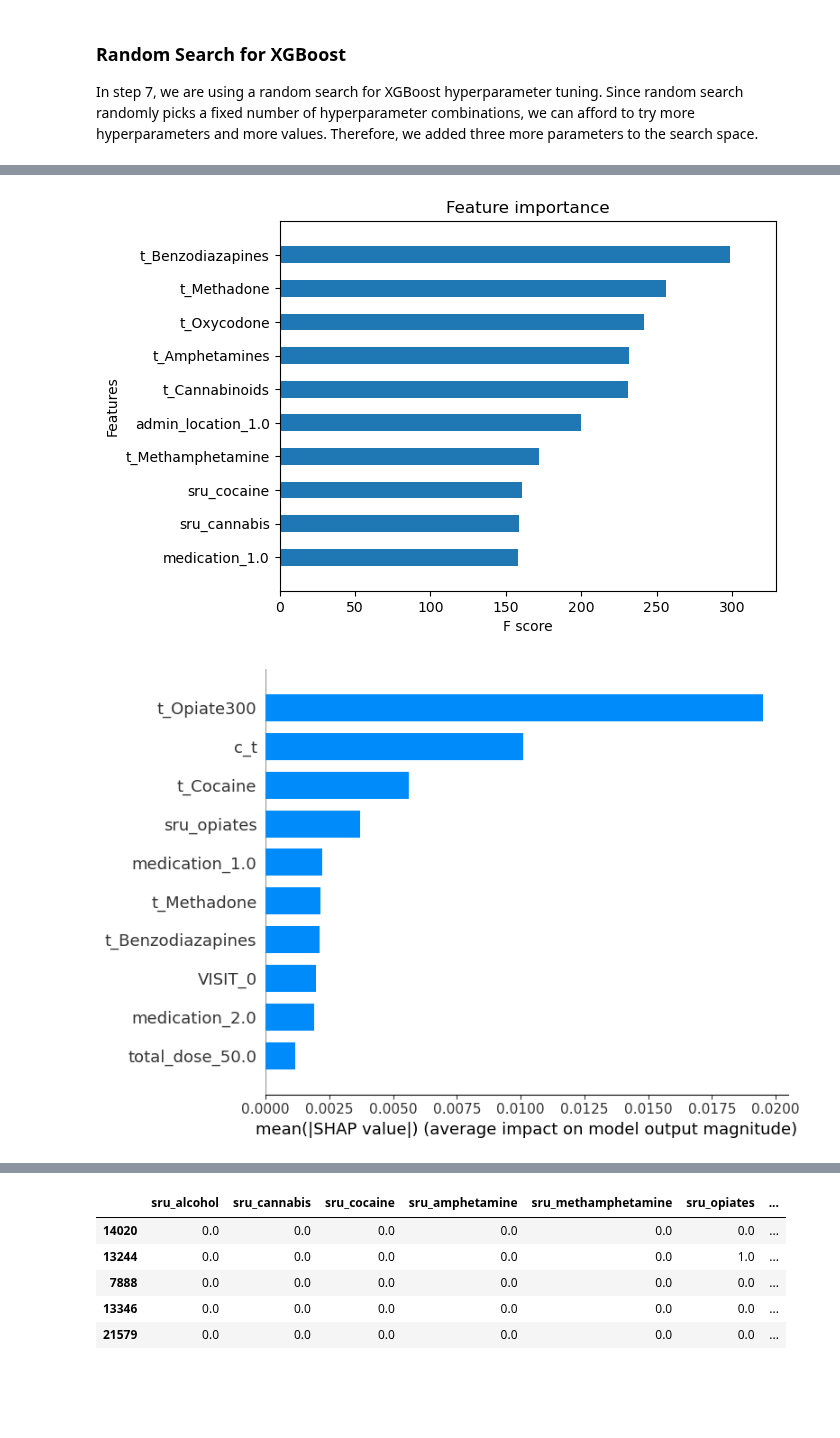
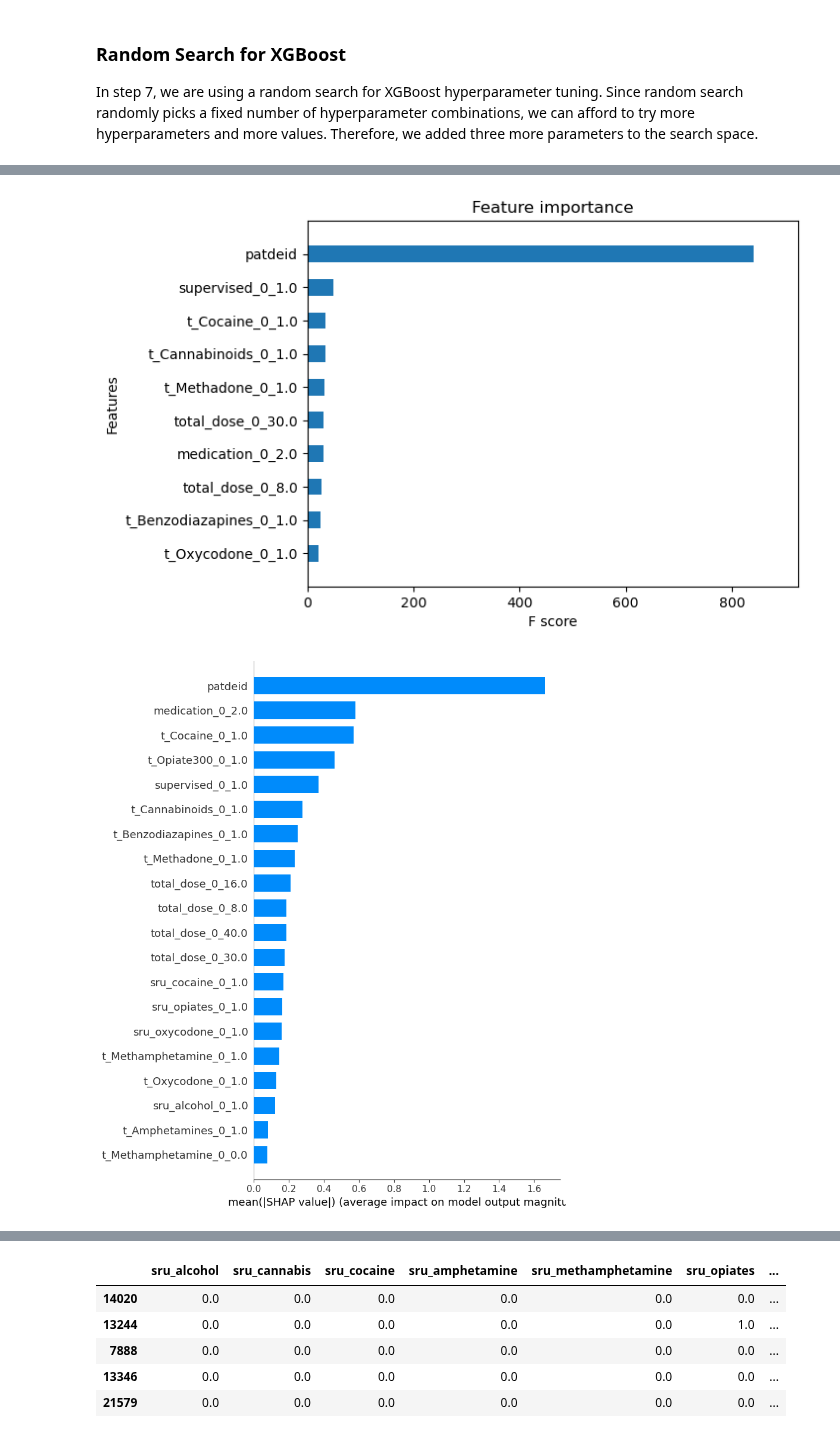
Before and after one commit to DanHerman212/oud_treatment_outcome, a Jupyter notebook: notebooks/Level_4_modeling/4_XGBoost_classifier_sklearnAPI.ipynb, the cells around one changed output, grey strips where cells are left out. Drawn from its saved outputs; the diff is of its cells as text; code cells hidden in the pictures; blank space fills up the shorter version.

```diff
--- a/notebooks/Level_4_modeling/4_XGBoost_classifier_sklearnAPI.ipynb
+++ b/notebooks/Level_4_modeling/4_XGBoost_classifier_sklearnAPI.ipynb
@@ -27,7 +27,7 @@ Using `tqdm.autonotebook.tqdm` in notebook mode. Use `tqdm.tqdm` instead to forc
 [interactive output not drawn]
 # %%
 # import the data
-data = pd.read_csv('/Users/danherman/Desktop/oud_treatment_outcome/data/clean_data/sep12.csv')
+data = pd.read_csv('/Users/danherman/Desktop/oud_treatment_outcome/data/clean_data/final12SEP23.csv')
 # %%
 data.shape
 # %% [output]
@@ -353,10 +249,10 @@ The recall value for the xgboost random search is 0.9544
 # %%
 # Initiate XGBoost Classifier
 xgbc1 = XGBClassifier(
-    colsample_bytree=0.3,
-    gamma=0.0,
-    learning_rate=0.001,
-    max_depth=9,
+    colsample_bytree=0.8,
+    gamma=0.1,
+    learning_rate=1,
+    max_depth=18,
     reg_alpha=0.01,
     reg_lambda=0.01,
     seed=0
@@ -402,16 +298,16 @@ plot_importance(xgbc1, max_num_features=10,
                      ylabel='Features',
                      grid=False);
 # %% [output]
-[figure, old version]
+[figure, new version]
 # %%
 explainer = shap.TreeExplainer(xgbc1)
 shap_values = explainer.shap_values(X_test)
 # %%
 shap.summary_plot(shap_values, X_test,
                   plot_type="bar",
-                  max_display=10,
+                  max_display=20,
                   )
 # %% [output]
-[figure, old version]
+[figure, new version]
 # %%
 shap.summary_plot(shap_values, X_test,
```
Also changed, not shown: parts of 17 cells of this notebook.
